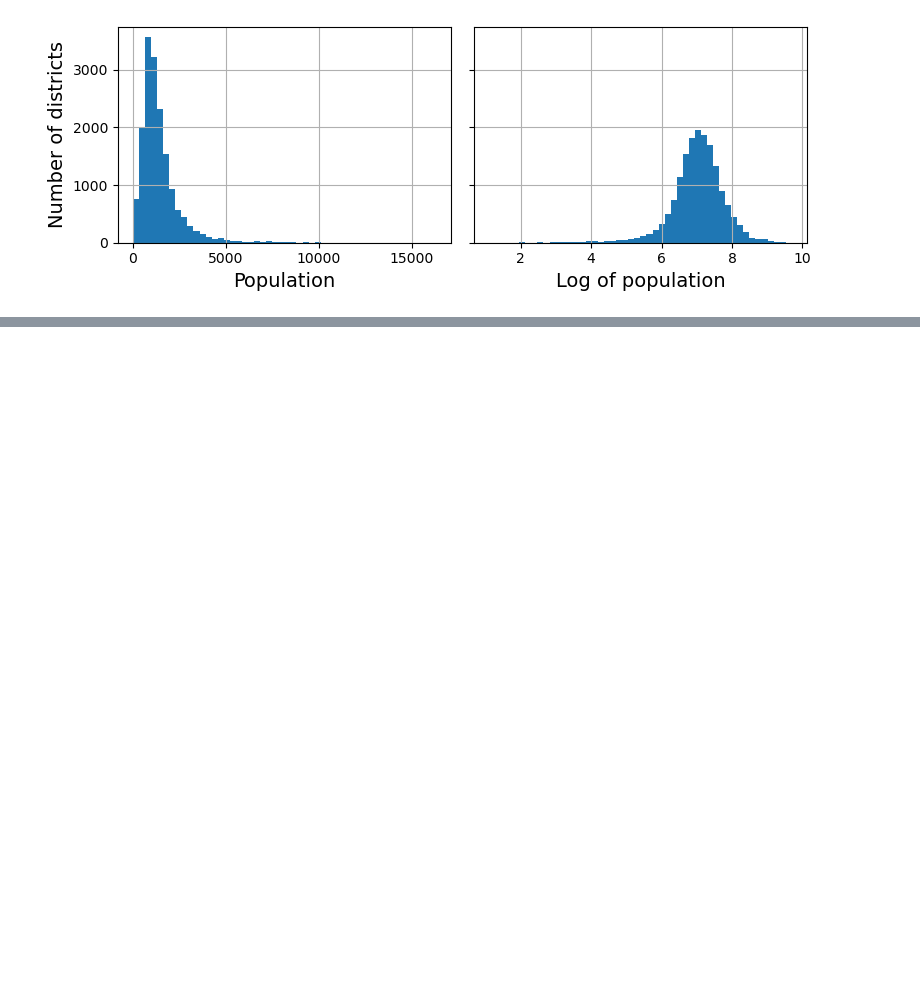
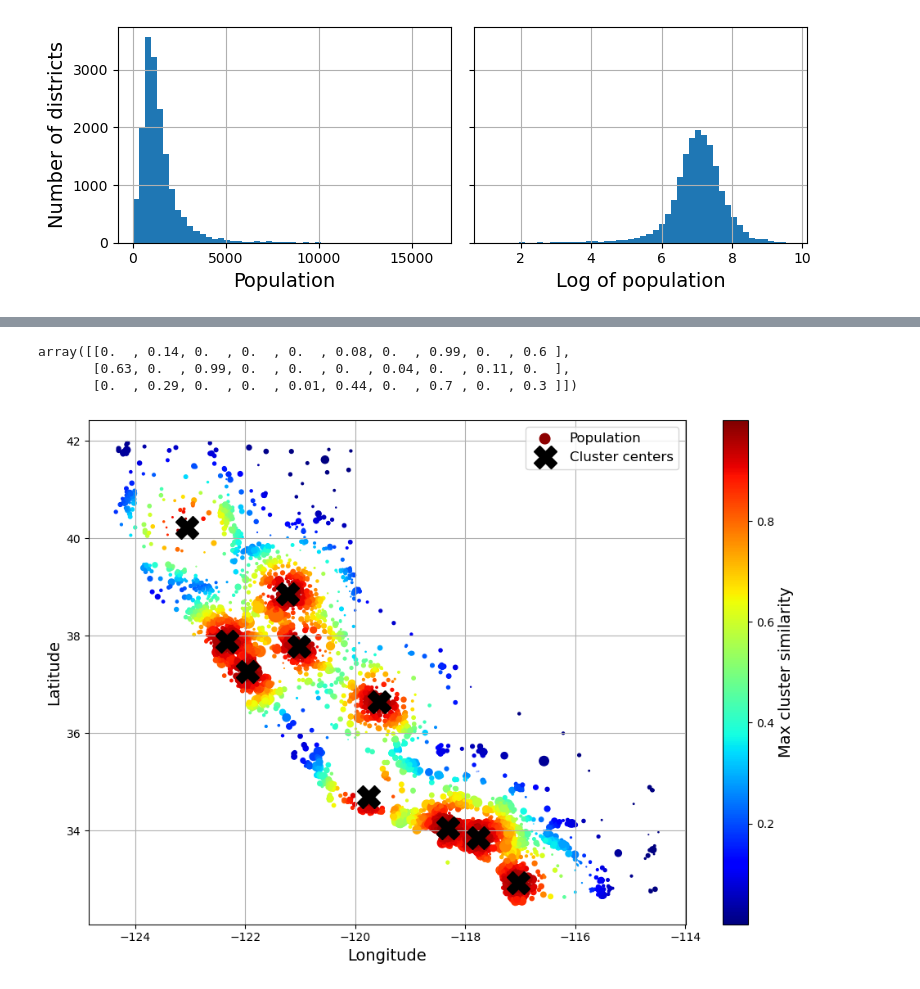
Before and after one commit to hsdanield/machine-learning, a Jupyter notebook: lab-ml/2-end-to-end-ml-project/02_end_to_end_ml_project.ipynb, the cells around one changed output, grey strips where cells are left out. Cells and saved outputs as stored; diff of their text form; code cells hidden in the pictures; blank space fills up the shorter version.

```diff
--- a/lab-ml/2-end-to-end-ml-project/end_to_end_ml_project.ipynb
+++ b/lab-ml/2-end-to-end-ml-project/02_end_to_end_ml_project.ipynb
@@ -687,0 +786,7 @@ plt.show()
+# %%
+from sklearn.compose import TransformedTargetRegressor
+
+model = TransformedTargetRegressor(LinearRegression(),
+                                   transformer=StandardScaler())
+model.fit(housing[["median_income"]], housing_labels)
+predictions = model.predict(some_new_data)
@@ -687,0 +910,37 @@ plt.show()
+# %%
+# ClusterSimilarity transformador, definindo o número de clusters para 10 clusters. Em seguida, ele chama fit_transform()com a latitude e longitude de cada
+# distrito no conjunto de treinamento, ponderando cada distrito pelo valor médio da casa. O transformador usa K-Means para localizar os clusters e, em seguida,
+# mede a similaridade gaussiana RBF entre cada distrito e todos os 10 centros de cluster. O resultado é uma matriz com uma linha por distrito e uma coluna por cluster.
+# Vejamos as 3 primeiras linhas, arredondando para 2 casas decimais:
+
+cluster_simil = ClusterSimilarity(n_clusters=10, gamma=1., random_state=42)
+similarities = cluster_simil.fit_transform(housing[["latitude", "longitude"]],
+                                           sample_weight=housing_labels)
+similarities[:3].round(2)
+# %% [output]
+array([[0.  , 0.14, 0.  , 0.  , 0.  , 0.08, 0.  , 0.99, 0.  , 0.6 ],
+       [0.63, 0.  , 0.99, 0.  , 0.  , 0.  , 0.04, 0.  , 0.11, 0.  ],
+       [0.  , 0.29, 0.  , 0.  , 0.01, 0.44, 0.  , 0.7 , 0.  , 0.3 ]])
+# %%
+# mostra os 10 centros de cluster encontrados pelo K-Means. Os distritos são coloridos de acordo com sua semelhança geográfica com o
+# centro do cluster mais próximo. Como você pode ver, a maioria dos clusters está localizada em áreas altamente populosas e caras.
+
+housing_renamed = housing.rename(columns={
+    "latitude": "Latitude", "longitude": "Longitude",
+    "population": "Population",
+    "median_house_value": "Median house value (ᴜsᴅ)"})
+housing_renamed["Max cluster similarity"] = similarities.max(axis=1)
+housing_renamed.plot(kind="scatter", x="Longitude", y="Latitude", grid=True,
+                     s=housing_renamed["Population"] / 100, label="Population",
+                     c="Max cluster similarity",
+                     cmap="jet", colorbar=True,
+                     legend=True, sharex=False, figsize=(10, 7))
+plt.plot(cluster_simil.kmeans_.cluster_centers_[:, 1],
+         cluster_simil.kmeans_.cluster_centers_[:, 0],
+         linestyle="", color="black", marker="X", markersize=20,
+         label="Cluster centers")
+plt.legend(loc="upper right")
+save_fig("district_cluster_plot")
+plt.show()
+# %% [output]
+[figure, added]
```
Also changed, not shown: parts of 69 cells of this notebook, 2 other files.
